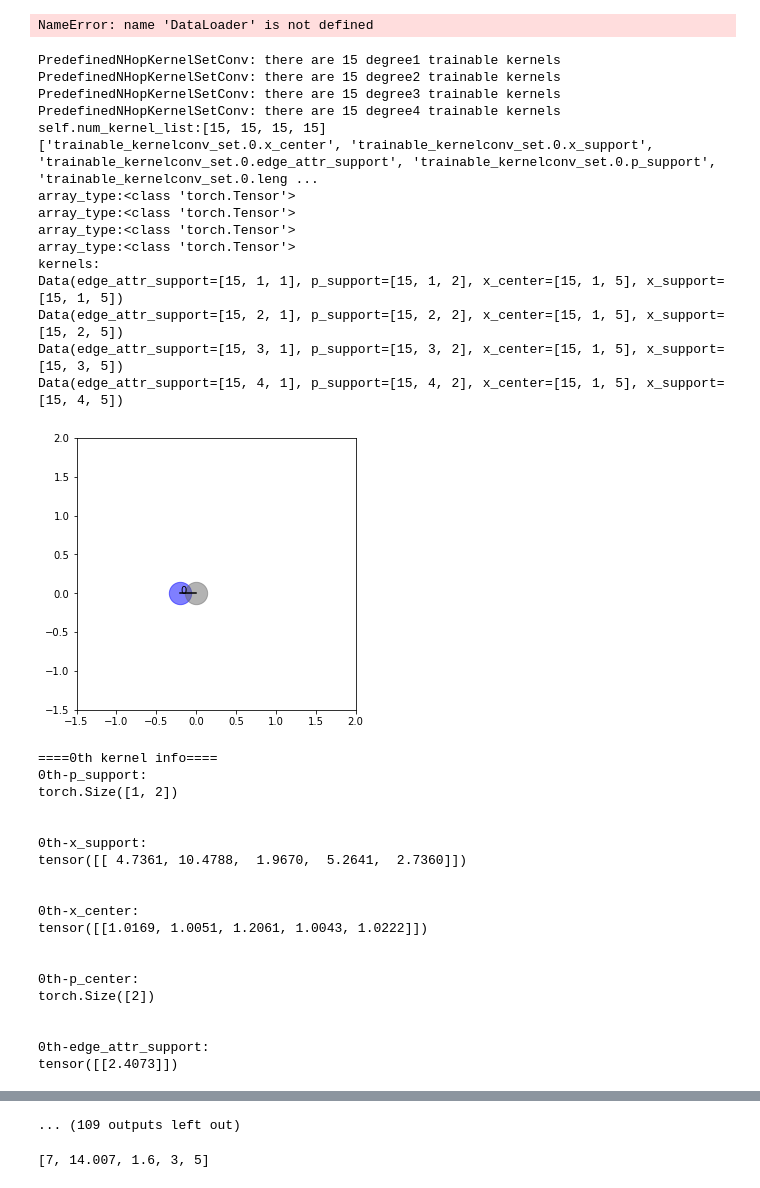
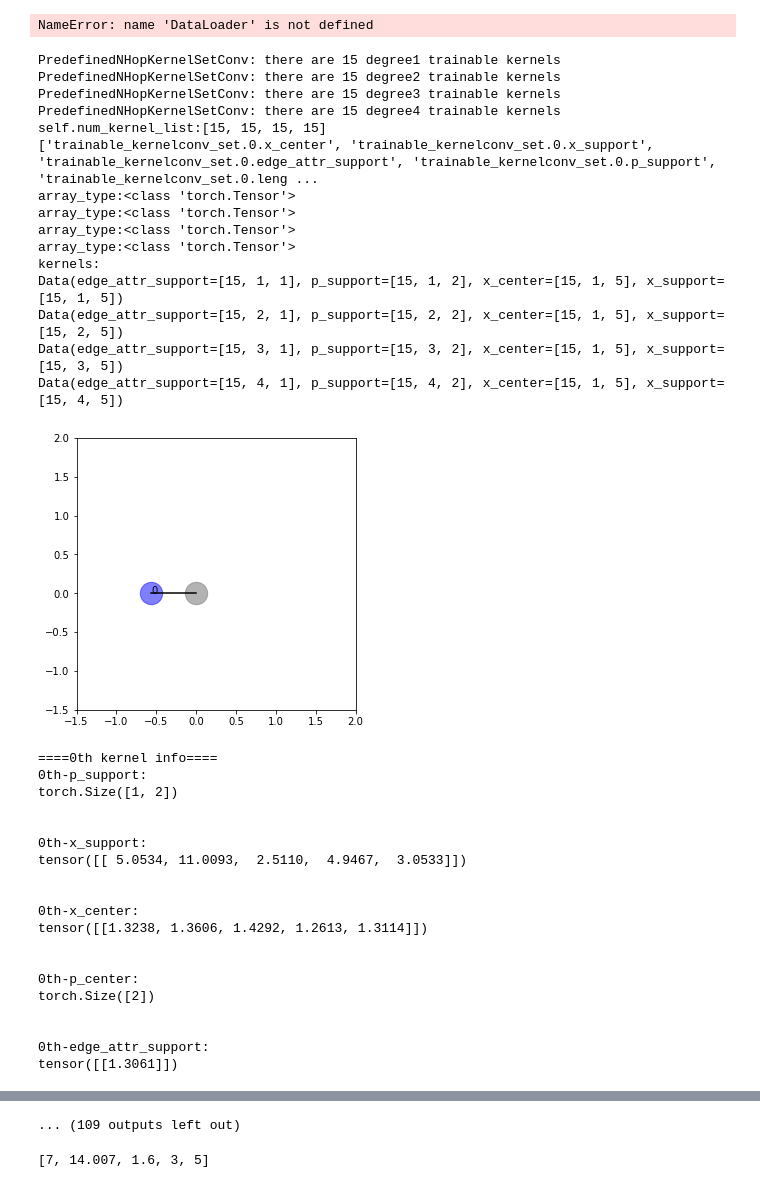
Before and after one commit to LanceKnight/pretrain-gnns, a Jupyter notebook: chem/tools/visualizer.ipynb, the cells around one changed output, grey strips where cells are left out. Saved outputs shown, nothing was run; the diff lists cells and outputs as text; code cells hidden in the pictures.

```diff
--- a/chem/tools/visualizer.ipynb
+++ b/chem/tools/visualizer.ipynb
@@ -2179,41 +2179,41 @@ NameError: name 'DataLoader' is not defined
 # %%
 # visualize saved model kernels
 model = PredefinedNHopKernelSetConv(D=2, node_attr_dim=5, edge_attr_dim=1, L1=15, L2=15, L3=15, L4=15)
-model.load_state_dict(torch.load('../saved_kernellayers/3Ksamples/0th_layer.pth'))
+model.load_state_dict(torch.load('../saved_kernellayers/random_kernels/0th_layer.pth'))
 
 #1K_no_fixed_kernels/0th_layer.pth
 #3Ksamples.pth
 #1Ksamples.pth
 print(list(model.state_dict()))
 vis_kernel_in_kernelsetconv(model)
 # %% [output]
 PredefinedNHopKernelSetConv: there are 15 degree1 trainable kernels
 PredefinedNHopKernelSetConv: there are 15 degree2 trainable kernels
 PredefinedNHopKernelSetConv: there are 15 degree3 trainable kernels
 PredefinedNHopKernelSetConv: there are 15 degree4 trainable kernels
 self.num_kernel_list:[15, 15, 15, 15]
 ['trainable_kernelconv_set.0.x_center', 'trainable_kernelconv_set.0.x_support', 'trainable_kernelconv_set.0.edge_attr_support', 'trainable_kernelconv_set.0.p_support', 'trainable_kernelconv_set.0.leng ...
 array_type:<class 'torch.Tensor'>
 array_type:<class 'torch.Tensor'>
 array_type:<class 'torch.Tensor'>
 array_type:<class 'torch.Tensor'>
 kernels:
 Data(edge_attr_support=[15, 1, 1], p_support=[15, 1, 2], x_center=[15, 1, 5], x_support=[15, 1, 5])
 Data(edge_attr_support=[15, 2, 1], p_support=[15, 2, 2], x_center=[15, 1, 5], x_support=[15, 2, 5])
 Data(edge_attr_support=[15, 3, 1], p_support=[15, 3, 2], x_center=[15, 1, 5], x_support=[15, 3, 5])
 Data(edge_attr_support=[15, 4, 1], p_support=[15, 4, 2], x_center=[15, 1, 5], x_support=[15, 4, 5])
-[figure, old version]
+[figure, new version]
 ====0th kernel info====
 0th-p_support:
 torch.Size([1, 2])
 
 
 0th-x_support:
-tensor([[ 4.7361, 10.4788,  1.9670,  5.2641,  2.7360]])
+tensor([[ 5.0534, 11.0093,  2.5110,  4.9467,  3.0533]])
 
 
 0th-x_center:
-tensor([[1.0169, 1.0051, 1.2061, 1.0043, 1.0222]])
+tensor([[1.3238, 1.3606, 1.4292, 1.2613, 1.3114]])
 
 
 0th-p_center:
@@ -2221,4 +2221,4 @@ torch.Size([2])
 
 
 0th-edge_attr_support:
-tensor([[2.4073]])
+tensor([[1.3061]])
```
Also changed, not shown: parts of 1 cell of this notebook, 31 other files.
